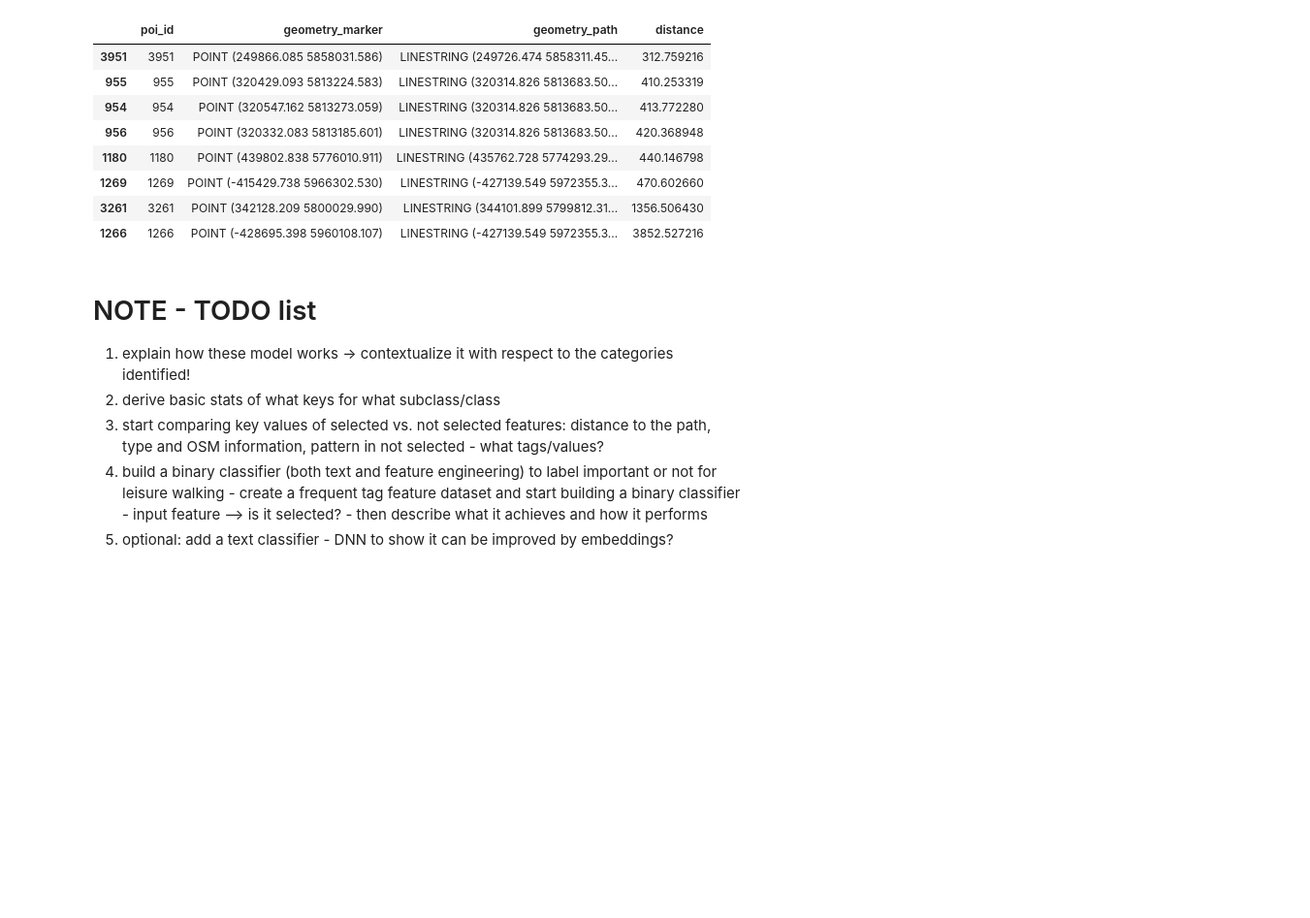
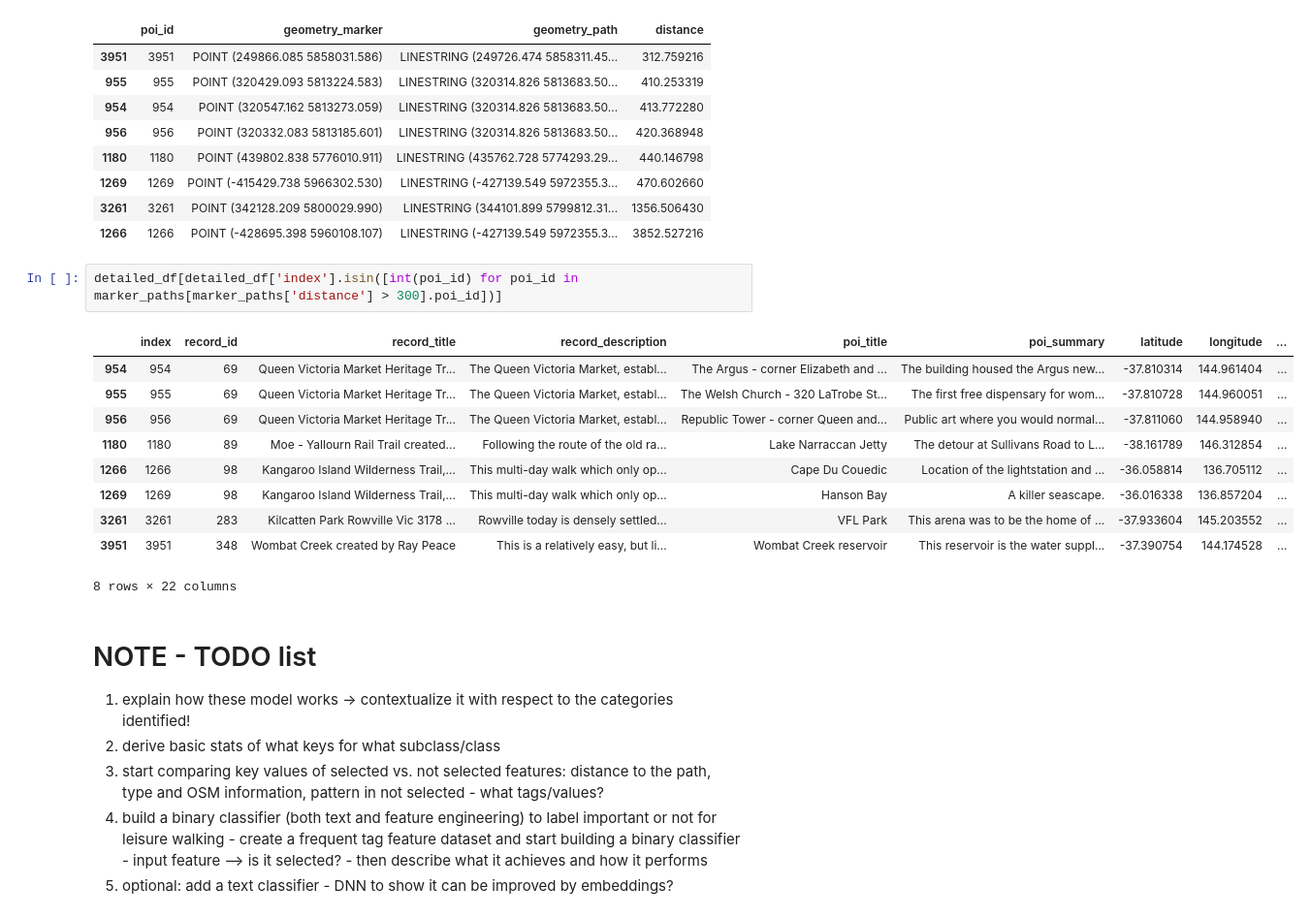
Before and after one commit to hamzeiehsan/leisure-walking-analysis, a Jupyter notebook: 4. final analysis.ipynb, the cells around one changed output. Shown at 97% size. Saved outputs shown, nothing was run; the diff lists cells and outputs as text; blank space fills up the shorter version.

```diff
--- a/4. final analysis.ipynb
+++ b/4. final analysis.ipynb
@@ -1051,6 +1073,19 @@ marker_paths[marker_paths['distance'] > 300].sort_values('distance')  # could be
 | 1269 | 1269 | POINT (-415429.738 5966302.530) | LINESTRING (-427139.549 5972355.3... | 470.602660 |
 | 3261 | 3261 | POINT (342128.209 5800029.990) | LINESTRING (344101.899 5799812.31... | 1356.506430 |
 | 1266 | 1266 | POINT (-428695.398 5960108.107) | LINESTRING (-427139.549 5972355.3... | 3852.527216 |
+# %%
+detailed_df[detailed_df['index'].isin([int(poi_id) for poi_id in marker_paths[marker_paths['distance'] > 300].poi_id])]
+# %% [output]
+|  | index | record_id | record_title | record_description | poi_title | poi_summary | latitude | longitude | ... |
+| 954 | 954 | 69 | Queen Victoria Market Heritage Tr... | The Queen Victoria Market, establ... | The Argus - corner Elizabeth and ... | The building housed the Argus new... | -37.810314 | 144.961404 | ... |
+| 955 | 955 | 69 | Queen Victoria Market Heritage Tr... | The Queen Victoria Market, establ... | The Welsh Church - 320 LaTrobe St... | The first free dispensary for wom... | -37.810728 | 144.960051 | ... |
+| 956 | 956 | 69 | Queen Victoria Market Heritage Tr... | The Queen Victoria Market, establ... | Republic Tower - corner Queen and... | Public art where you would normal... | -37.811060 | 144.958940 | ... |
+| 1180 | 1180 | 89 | Moe - Yallourn Rail Trail created... | Following the route of the old ra... | Lake Narraccan Jetty | The detour at Sullivans Road to L... | -38.161789 | 146.312854 | ... |
+| 1266 | 1266 | 98 | Kangaroo Island Wilderness Trail,... | This multi-day walk which only op... | Cape Du Couedic | Location of the lightstation and ... | -36.058814 | 136.705112 | ... |
+| 1269 | 1269 | 98 | Kangaroo Island Wilderness Trail,... | This multi-day walk which only op... | Hanson Bay | A killer seascape. | -36.016338 | 136.857204 | ... |
+| 3261 | 3261 | 283 | Kilcatten Park Rowville Vic 3178 ... | Rowville today is densely settled... | VFL Park | This arena was to be the home of ... | -37.933604 | 145.203552 | ... |
+| 3951 | 3951 | 348 | Wombat Creek created by Ray Peace | This is a relatively easy, but li... | Wombat Creek reservoir | This reservoir is the water suppl... | -37.390754 | 144.174528 | ... |
+8 rows × 22 columns
 # %% [markdown]
 # NOTE - TODO list
 
```
Also changed, not shown: parts of 2 cells of this notebook, 2 other files.
